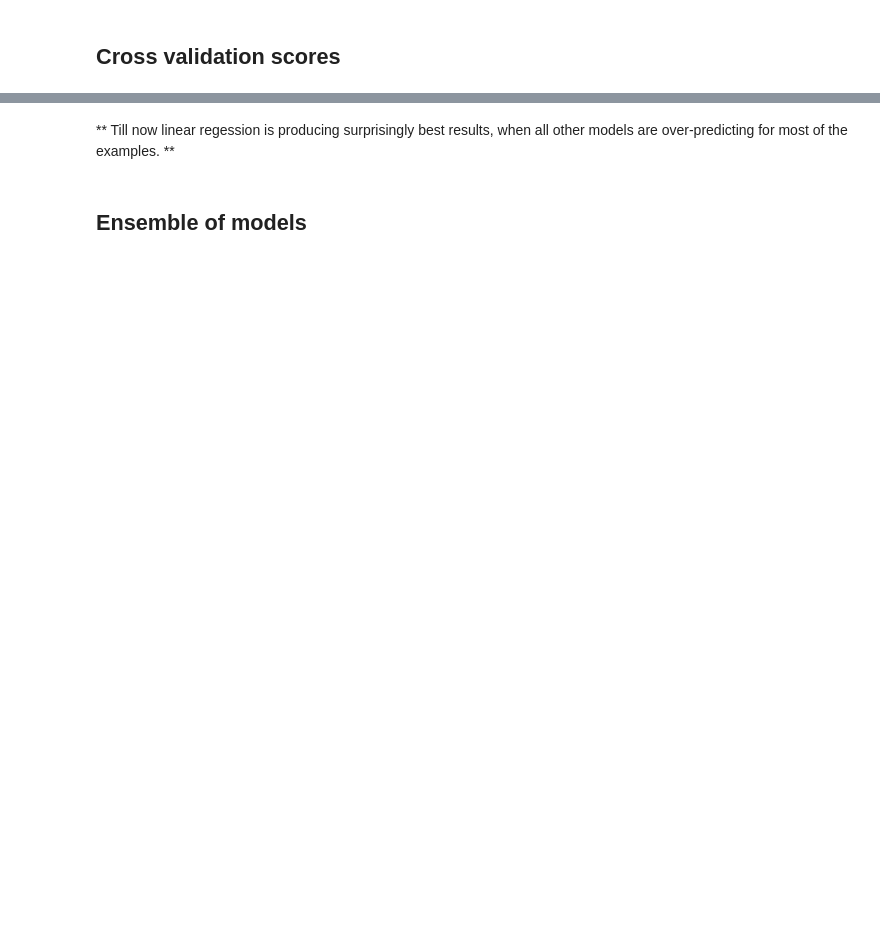
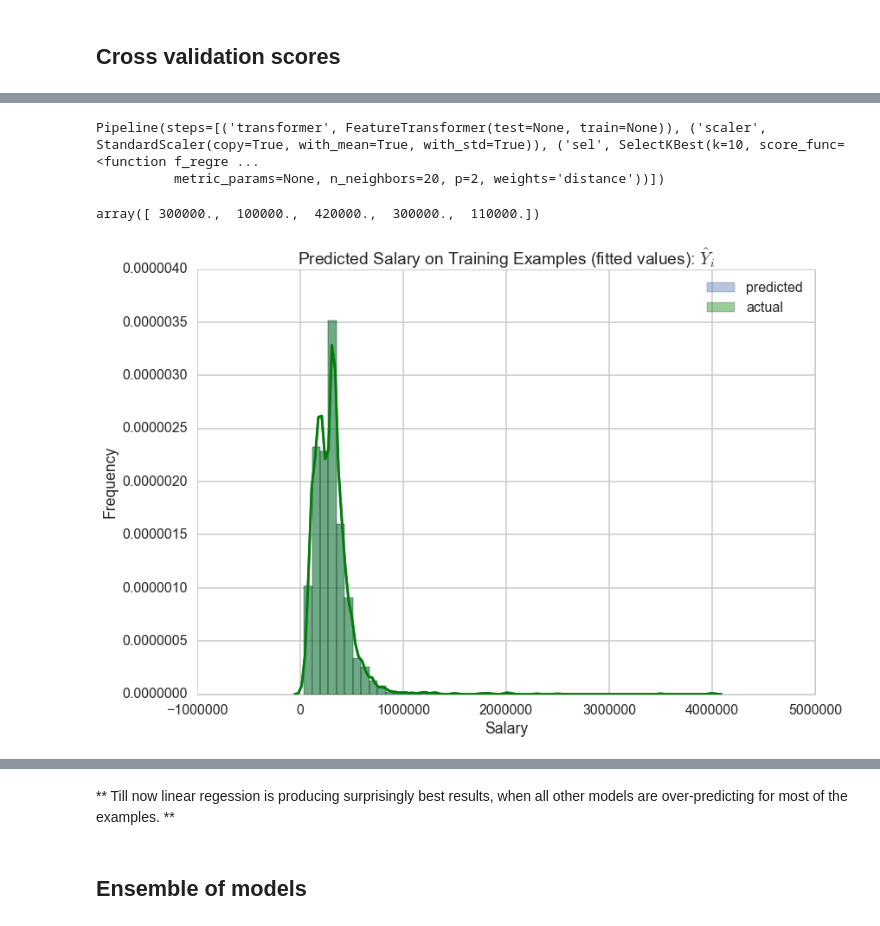
Before and after one commit to numb3r33/CoDS2016, a Jupyter notebook: Modelling.ipynb, the cells around one changed output, grey strips where cells are left out. Cells and saved outputs as stored; diff of their text form; code cells hidden in the pictures; blank space fills up the shorter version.

Commit message:
One hot encoding and KNeighbors Regression

```diff
--- a/Modelling.ipynb
+++ b/Modelling.ipynb
@@ -484,0 +544,29 @@ print 'Mean Squared Error on unseen examples %f ' %mseTest
+# %%
+ft = FeatureTransformer(train, test)
+scaler = StandardScaler()
+sel = SelectKBest(f_regression, k=10)
+knr = KNeighborsRegressor(n_neighbors=20, weights='distance')
+# %%
+pipeline = Pipeline([('transformer', ft), ('scaler', scaler), ('sel', sel), ('knr', knr)])
+# %%
+pipeline.fit(X_train, y_train)
+# %% [output]
+Pipeline(steps=[('transformer', FeatureTransformer(test=None, train=None)), ('scaler', StandardScaler(copy=True, with_mean=True, with_std=True)), ('sel', SelectKBest(k=10, score_func=<function f_regre ...
+          metric_params=None, n_neighbors=20, p=2, weights='distance'))])
+# %%
+predsTrain = pipeline.predict(X_train)
+predsTest = pipeline.predict(X_test)
+# %%
+# lets take a look at first five predicted values
+predsTrain[0:5]
+# %% [output]
+array([ 300000.,  100000.,  420000.,  300000.,  110000.])
+# %%
+sns.distplot(predsTrain, label='predicted')
+sns.distplot(y_train, color='g', label='actual')
+plt.title('Predicted Salary on Training Examples (fitted values): $\hat{Y}_i$')
+plt.xlabel('Salary')
+plt.ylabel('Frequency')
+plt.legend(loc='best');
+# %% [output]
+[figure, added]
```
Also changed, not shown: parts of 37 cells of this notebook, 1 other file.
